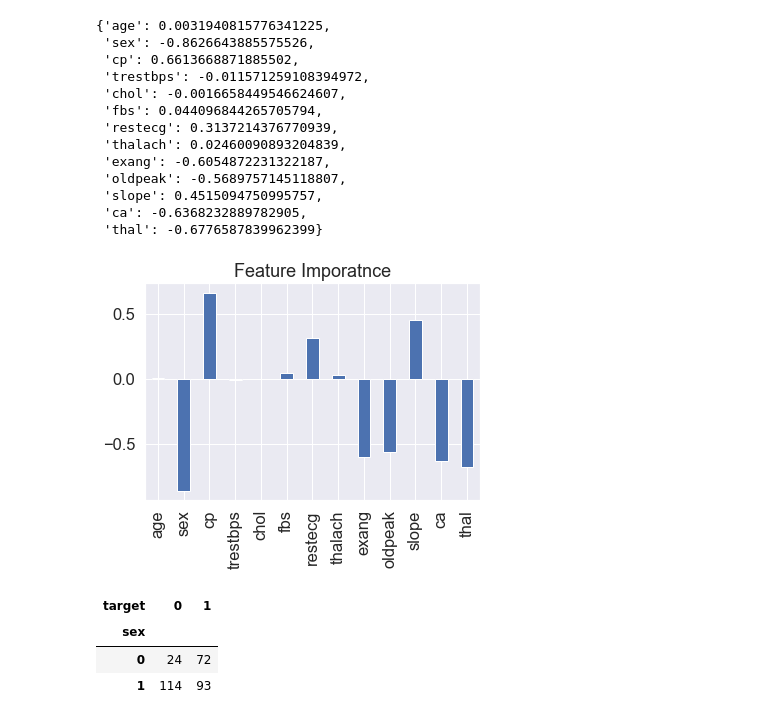
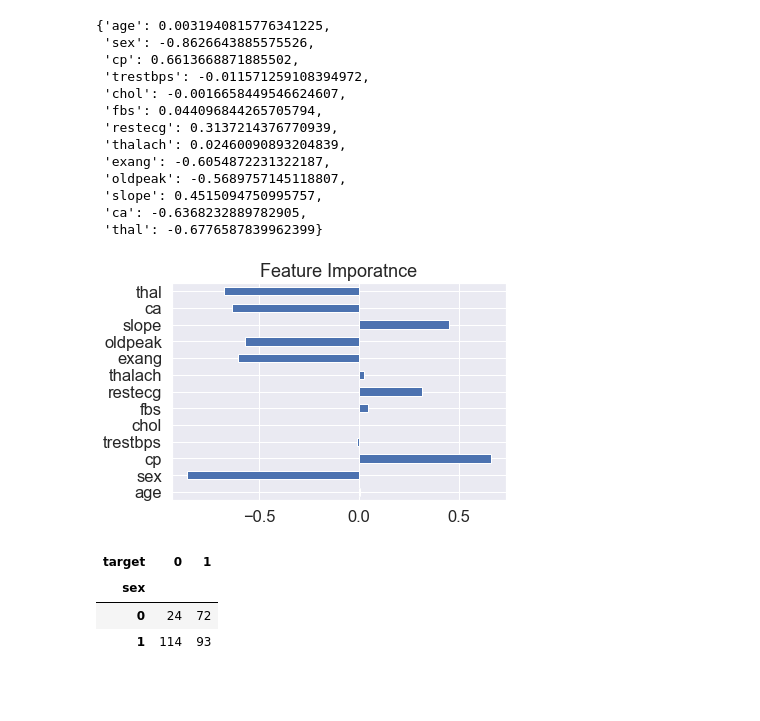
Before and after one commit to soyinkas1/PP0002_heart-diesease-project_Classification, a Jupyter notebook: app/notebooks/Heart Disease Classification Project_08_22.ipynb, the cells around one changed output. Drawn from its saved outputs; the diff is of its cells as text; code cells hidden in the pictures; blank space fills up the shorter version.

```diff
--- a/app/notebooks/Heart Disease Classification Project_08_22.ipynb
+++ b/app/notebooks/Heart Disease Classification Project_08_22.ipynb
@@ -942,9 +974,9 @@ feature_dict
 # %%
 # Visualise feature importances
 feature_df =pd.DataFrame(feature_dict,index=[0])
-feature_df.T.plot.bar(title='Feature Imporatnce',legend=False);
+feature_df.T.plot.barh(title='Feature Imporatnce',legend=False);
 # %% [output]
-[figure, old version]
+[figure, new version]
 # %%
 pd.crosstab(df['sex'],df['target'])
 # %% [output]
```
Also changed, not shown: parts of 12 cells of this notebook, 8 other files.
